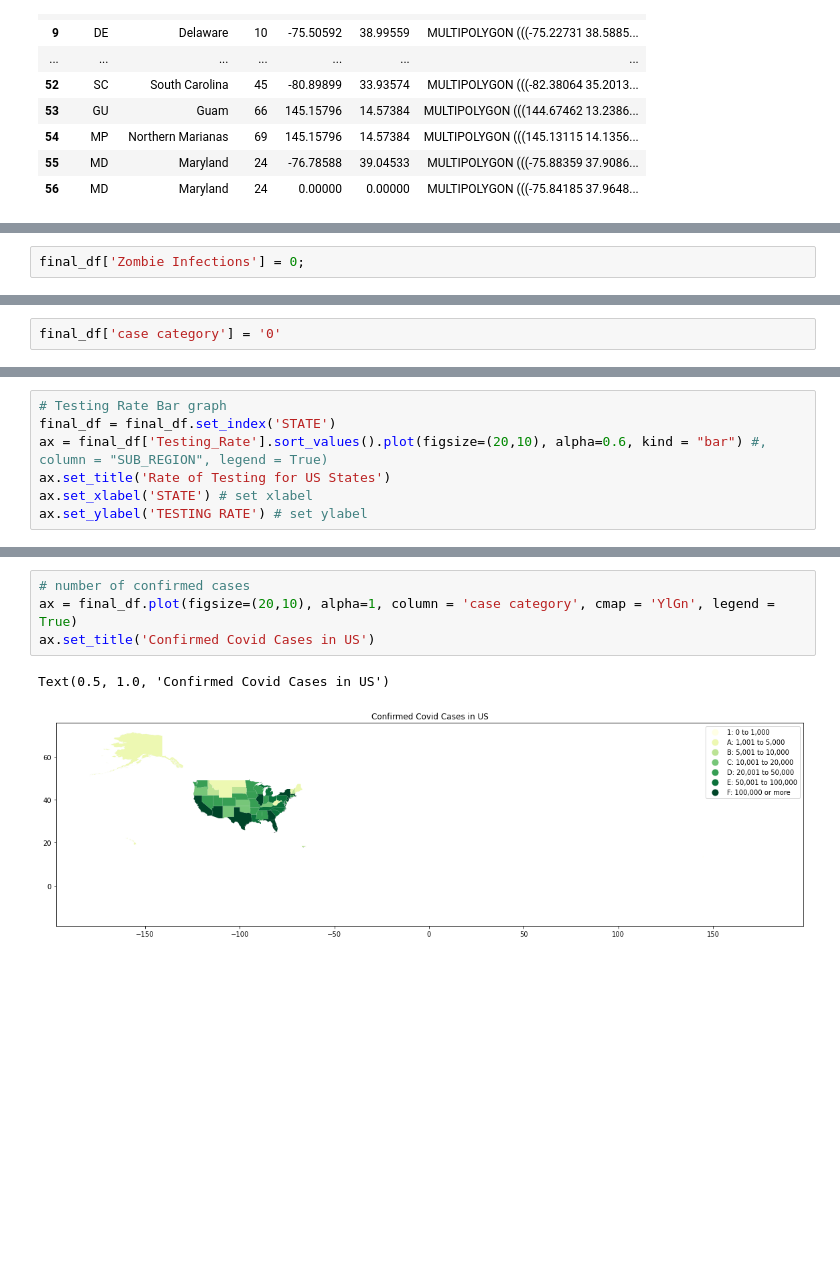
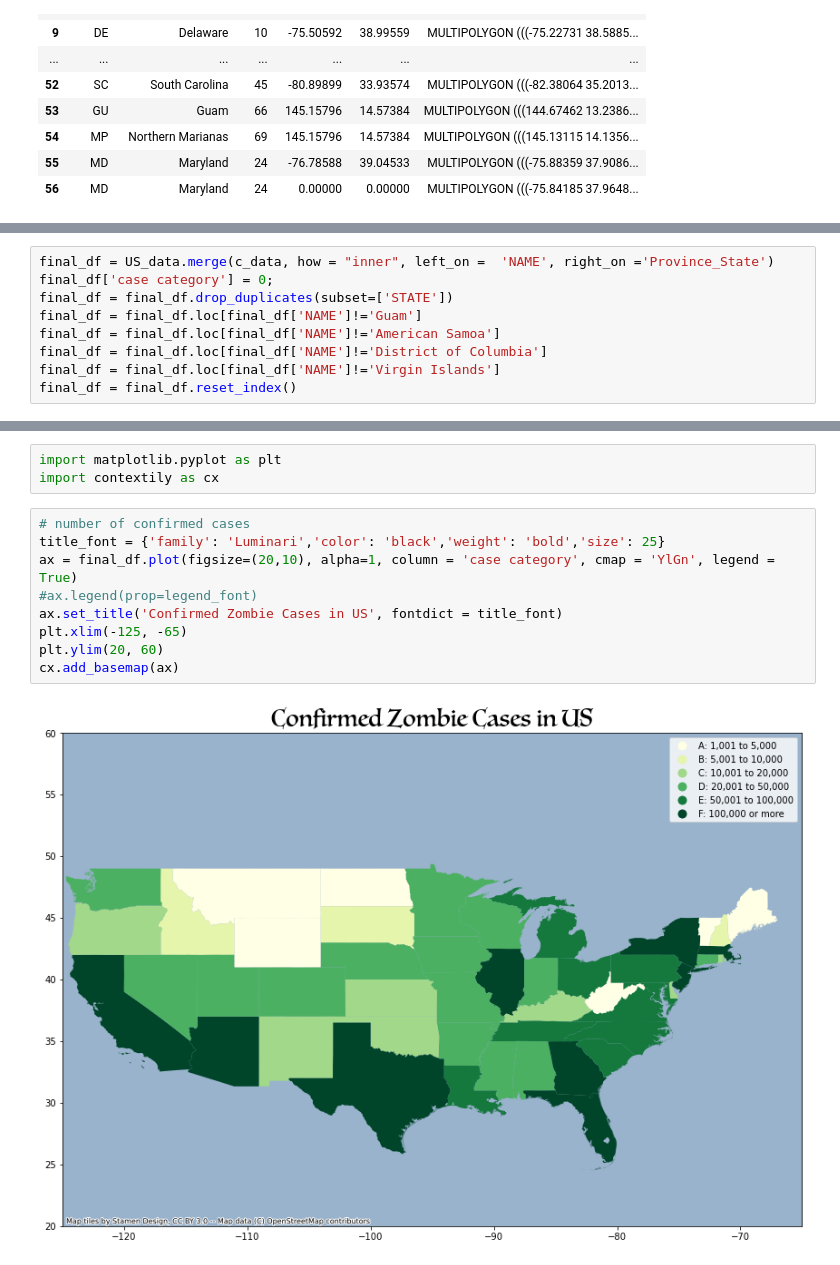
Before and after one commit to inolasv/CodeAda-Runtime-Terrors-2021, a Jupyter notebook: Zombie Backend.ipynb, the cells around one changed output, grey strips where cells are left out. Cells and saved outputs as stored; diff of their text form; blank space fills up the shorter version.

```diff
--- a/Zombie Backend.ipynb
+++ b/Zombie Backend.ipynb
@@ -82,3 +68,12 @@ final_df = US_data.merge(c_data, how = "inner", left_on =  'NAME', right_on ='Pr
+# %%
+final_df = US_data.merge(c_data, how = "inner", left_on =  'NAME', right_on ='Province_State')
+final_df['case category'] = 0;
+final_df = final_df.drop_duplicates(subset=['STATE'])
+final_df = final_df.loc[final_df['NAME']!='Guam']
+final_df = final_df.loc[final_df['NAME']!='American Samoa']
+final_df = final_df.loc[final_df['NAME']!='District of Columbia']
+final_df = final_df.loc[final_df['NAME']!='Virgin Islands']
+final_df = final_df.reset_index()
 # %%
 final_df
 # %% [output]
@@ -142,2 +97,0 @@ final_df
-# %%
-final_df['Zombie Infections'] = 0;
@@ -188,2 +97,0 @@ Name: Confirmed, dtype: int64
-# %%
-final_df['case category'] = '0'
@@ -254,7 +125,0 @@ final_df
-# %%
-# Testing Rate Bar graph
-final_df = final_df.set_index('STATE')
-ax = final_df['Testing_Rate'].sort_values().plot(figsize=(20,10), alpha=0.6, kind = "bar") #, column = "SUB_REGION", legend = True)
-ax.set_title('Rate of Testing for US States')
-ax.set_xlabel('STATE') # set xlabel
-ax.set_ylabel('TESTING RATE') # set ylabel
@@ -264,7 +147,14 @@ Text(0, 0.5, 'TESTING RATE')
+# %%
+import matplotlib.pyplot as plt
+import contextily as cx
 # %%
 # number of confirmed cases
+title_font = {'family': 'Luminari','color': 'black','weight': 'bold','size': 25}
 ax = final_df.plot(figsize=(20,10), alpha=1, column = 'case category', cmap = 'YlGn', legend = True)
-ax.set_title('Confirmed Covid Cases in US')
+#ax.legend(prop=legend_font)
+ax.set_title('Confirmed Zombie Cases in US', fontdict = title_font)
+plt.xlim(-125, -65)
+plt.ylim(20, 60)
+cx.add_basemap(ax)
 # %% [output]
-Text(0.5, 1.0, 'Confirmed Covid Cases in US')
-[figure, old version]
+[figure, new version]
```
Also changed, not shown: parts of 20 cells of this notebook.
